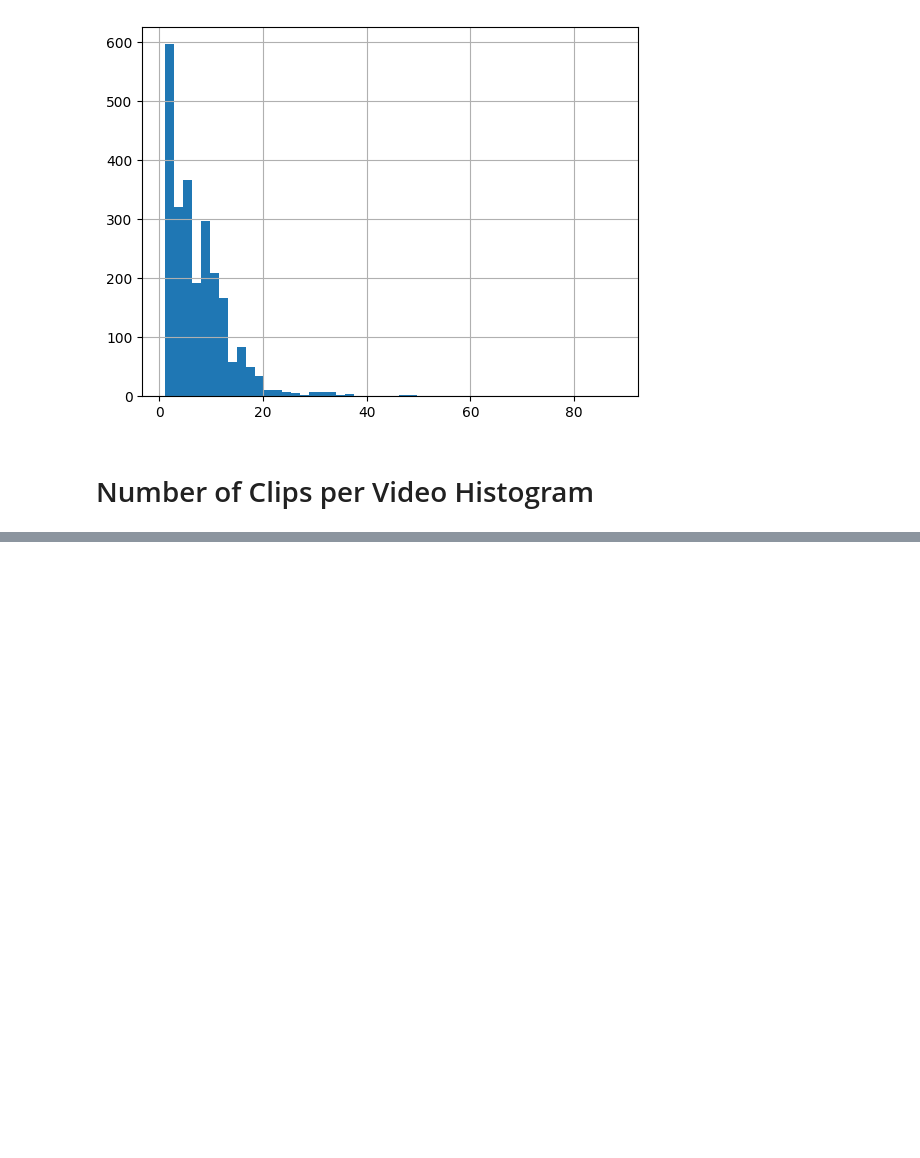
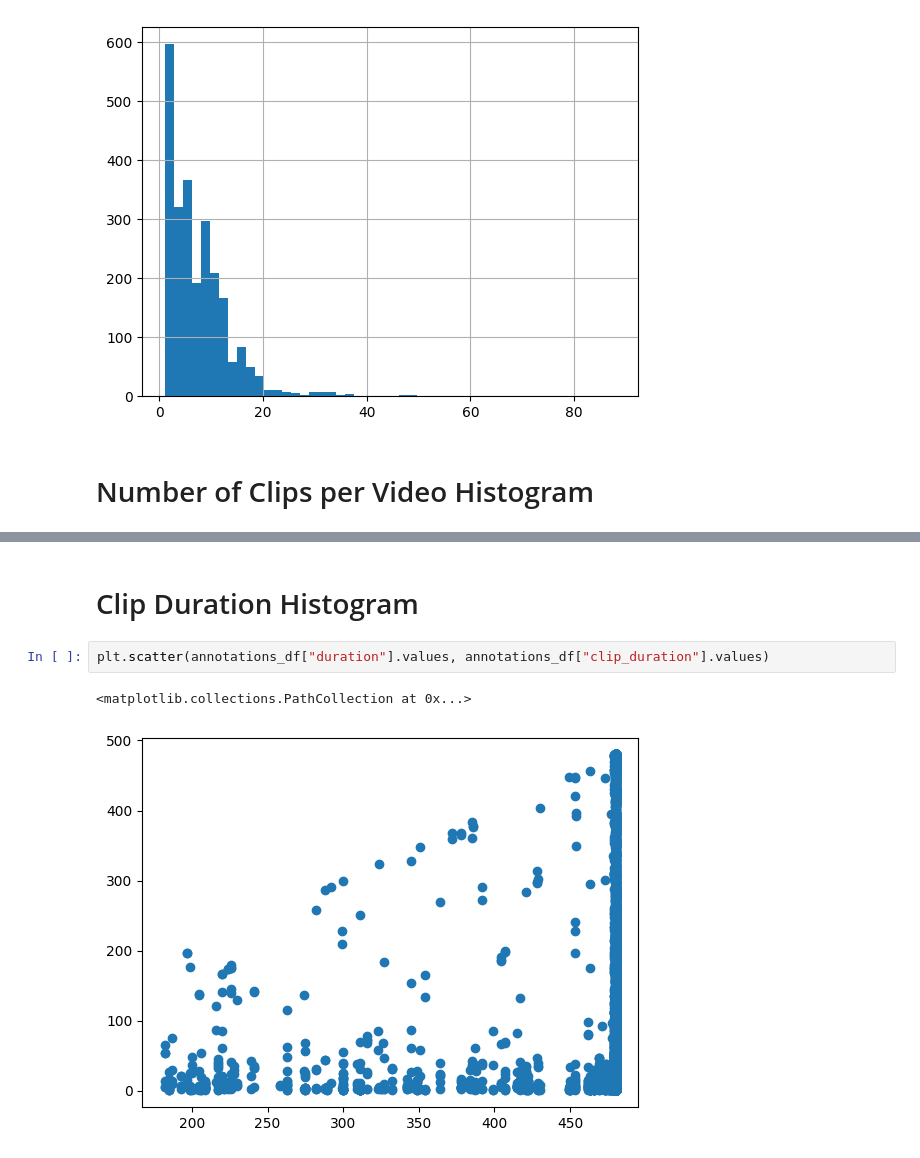
Before and after one commit to ardarslan/egocentric-video-understanding, a Jupyter notebook: scripts/03_analyze_data/check_annotation_distribution.ipynb, the cells around one changed output, grey strips where cells are left out. Drawn from its saved outputs; the diff is of its cells as text; blank space fills up the shorter version.

```diff
--- a/scripts/03_analyze_data/check_annotation_distribution.ipynb
+++ b/scripts/03_analyze_data/check_annotation_distribution.ipynb
@@ -59,0 +61,7 @@ annotations_df.groupby(["video_id", "clip_id"]).agg({""})
+# %% [markdown]
+# Clip Duration Histogram
+# %%
+plt.scatter(annotations_df["duration"].values, annotations_df["clip_duration"].values)
+# %% [output]
+<matplotlib.collections.PathCollection at 0x...>
+[figure, added]
```
Also changed, not shown: parts of 2 cells of this notebook, 1 other file.
